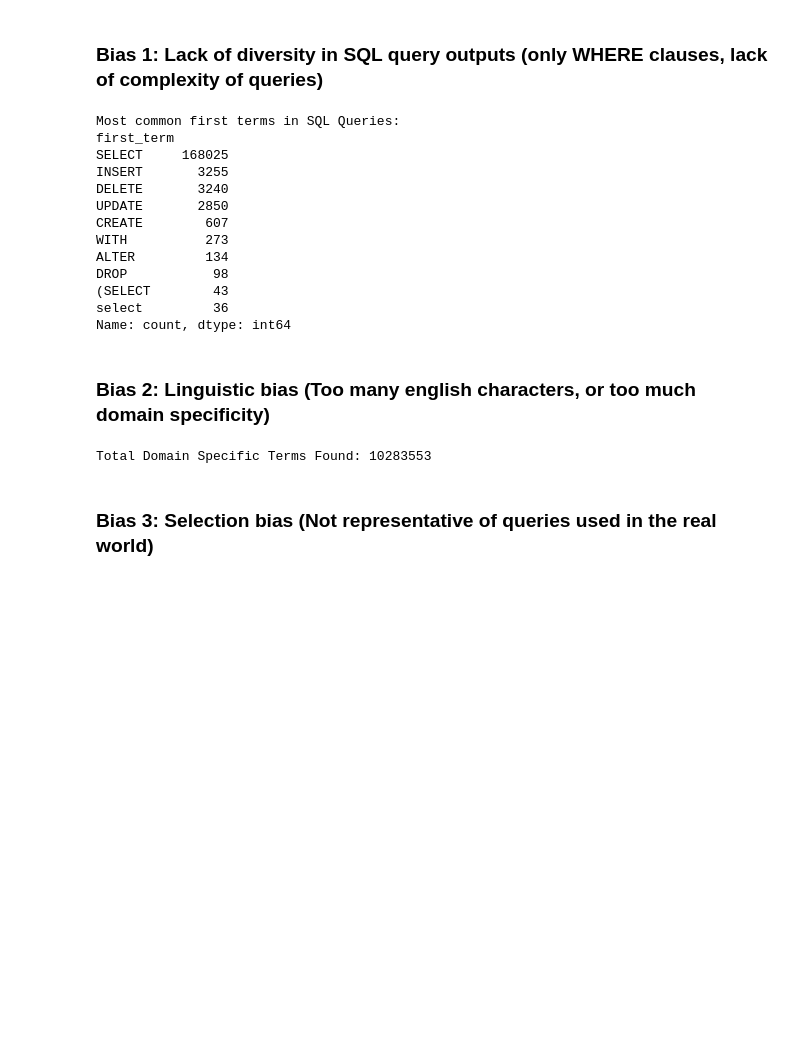
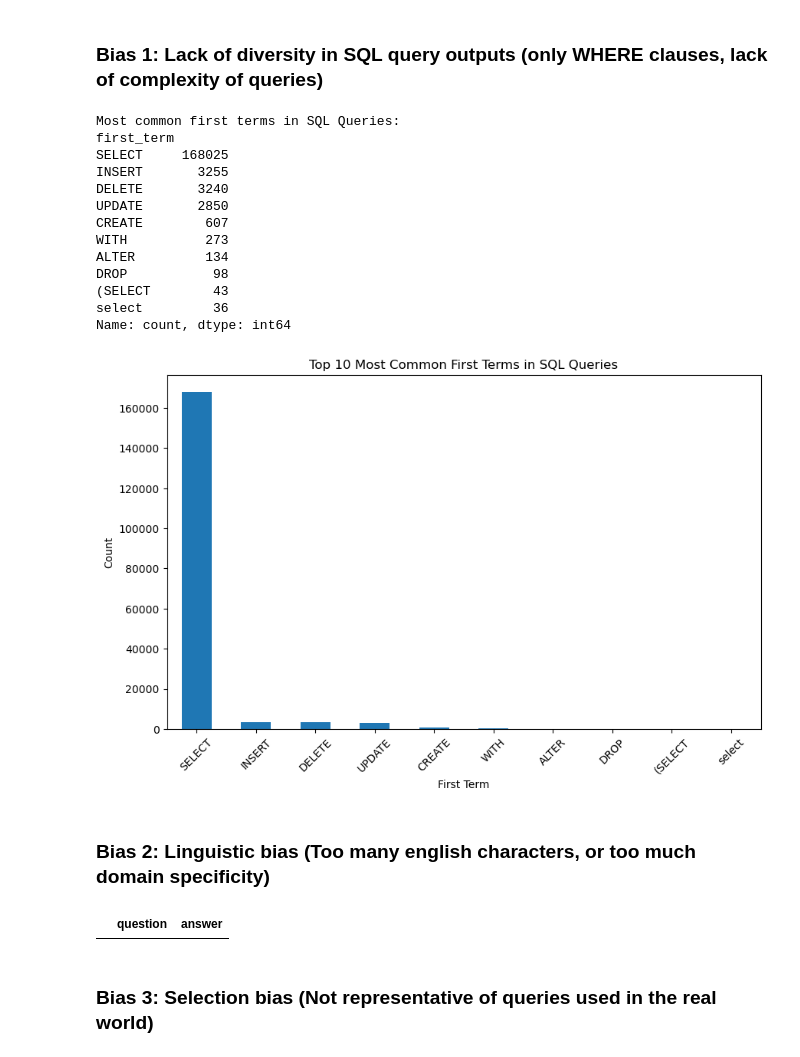
Before and after one commit to afrenkai/KDD-A-Term-EDA, a Jupyter notebook: eda.ipynb, the cells around one changed output. Cells and saved outputs as stored; diff of their text form; code cells hidden in the pictures; blank space fills up the shorter version.

```diff
--- a/eda.ipynb
+++ b/eda.ipynb
@@ -226,30 +238,44 @@ summaries of your findings.
 # %%
 df_conc['first_term'] = df_conc['answer'].apply(lambda x: x.split()[0] if len(x.split()) > 0 else '')
 first_term_counts = df_conc['first_term'].value_counts()
 print("Most common first terms in SQL Queries:")
 print(first_term_counts.head(10))
+plt.figure(figsize=(10, 6))
+first_term_counts.head(10).plot(kind='bar')
+plt.title('Top 10 Most Common First Terms in SQL Queries')
+plt.xlabel('First Term')
+plt.ylabel('Count')
+plt.xticks(rotation=45)
+plt.show()
 # %% [output]
 Most common first terms in SQL Queries:
 first_term
 SELECT     168025
 INSERT       3255
 DELETE       3240
 UPDATE       2850
 CREATE        607
 WITH          273
 ALTER         134
 DROP           98
 (SELECT        43
 select         36
 Name: count, dtype: int64
+[figure, added]
 # %% [markdown]
 ### Bias 2: Linguistic bias (Too many english characters, or too much domain specificity)
 # %%
-df_conc['domain_specific_count'] = df_conc['question'].apply(lambda x: len(re.findall(r'[a-zA-Z]', x)))
-total_domain_specific = df_conc['domain_specific_count'].sum()
-print(f"Total Domain Specific Terms Found: {total_domain_specific}")
+def is_exclusively_foreign(text):
+    return all(re.match(r'[^\x00-\x7F]', char) for char in text)
+df_conc['exclusively_foreign_question'] = df_conc['question'].apply(is_exclusively_foreign)
+df_conc['exclusively_foreign_answer'] = df_conc['answer'].apply(is_exclusively_foreign)
+exclusively_foreign_df = df_conc[
+    (df_conc['exclusively_foreign_question']) |
+    (df_conc['exclusively_foreign_answer'])
+]
+exclusively_foreign_df[['question', 'answer']]
 # %% [output]
-Total Domain Specific Terms Found: 10283553
+|  | question | answer |
 # %% [markdown]
 ### Bias 3: Selection bias (Not representative of queries used in the real world)
 # %%
```
Also changed, not shown: parts of 5 cells of this notebook.
